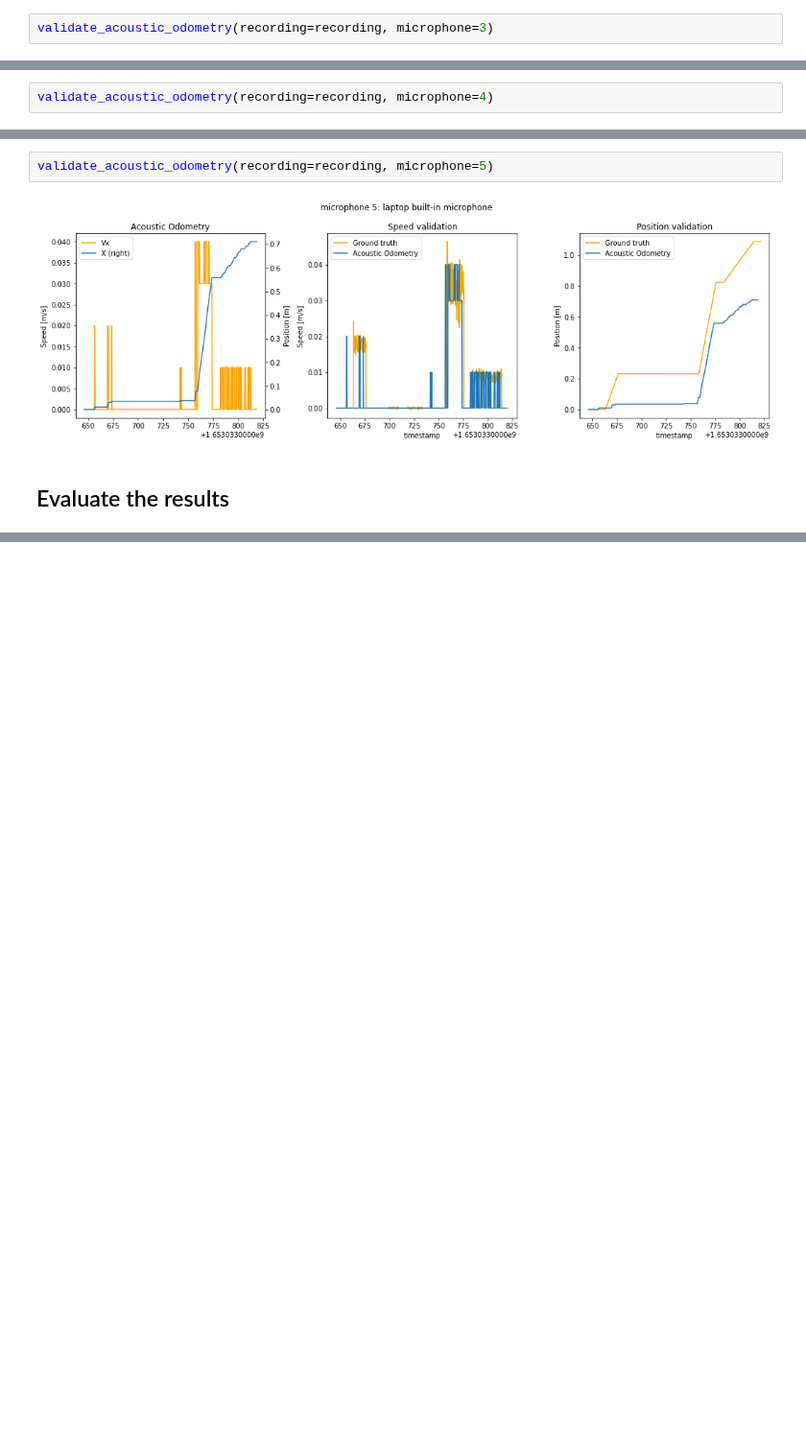
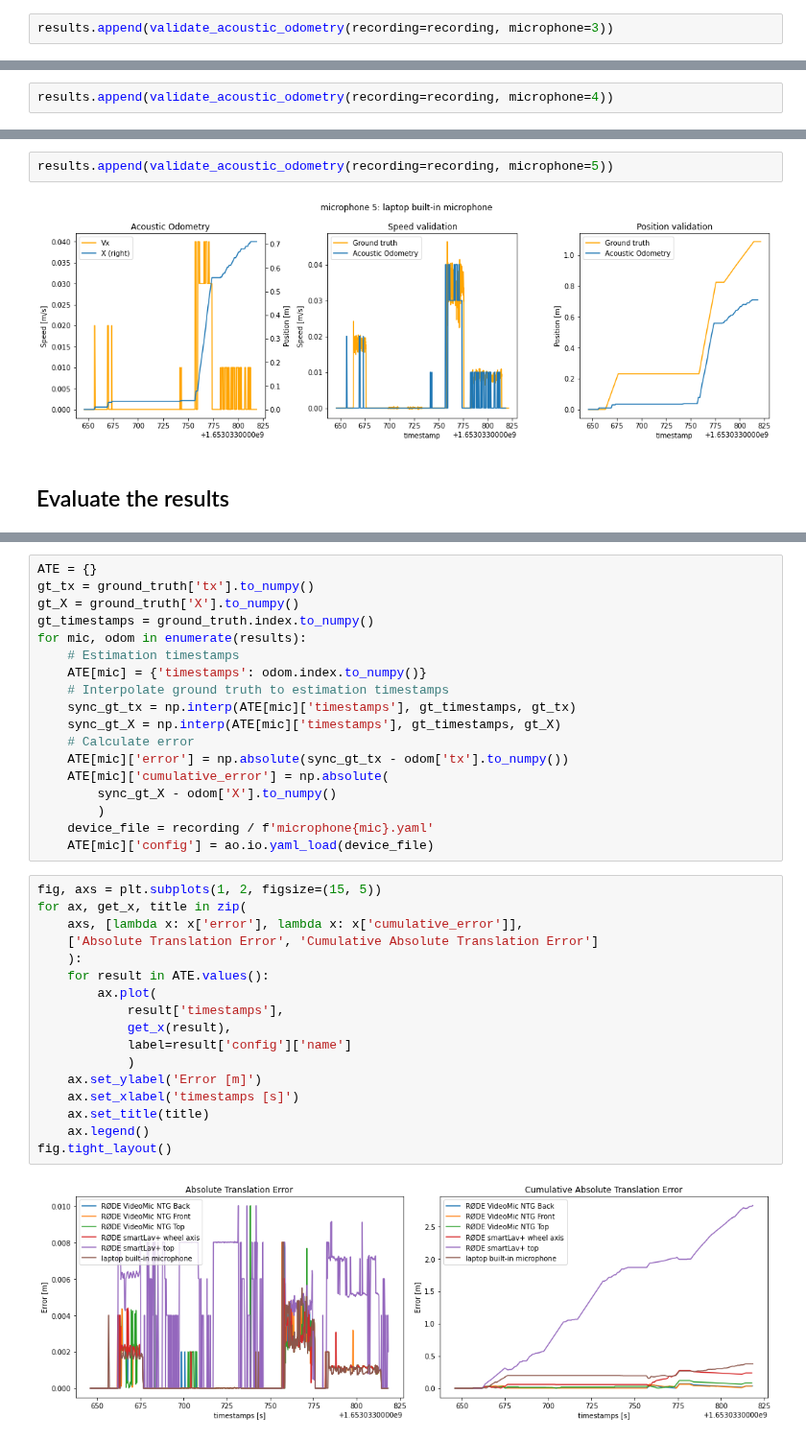
Before and after one commit to AcousticOdometry/AO, a Jupyter notebook: notebooks/odometry.ipynb, the cells around one changed output, grey strips where cells are left out. Shown at 96% size. Cells and saved outputs as stored; diff of their text form; blank space fills up the shorter version.

Commit message:
Calculated ATE

```diff
--- a/notebooks/odometry.ipynb
+++ b/notebooks/odometry.ipynb
@@ -389,15 +387,15 @@ validate_acoustic_odometry(recording=recording, microphone=2)
 # %% [output]
 [figure]
 # %%
-validate_acoustic_odometry(recording=recording, microphone=3)
+results.append(validate_acoustic_odometry(recording=recording, microphone=3))
 # %% [output]
 [figure]
 # %%
-validate_acoustic_odometry(recording=recording, microphone=4)
+results.append(validate_acoustic_odometry(recording=recording, microphone=4))
 # %% [output]
 [figure]
 # %%
-validate_acoustic_odometry(recording=recording, microphone=5)
+results.append(validate_acoustic_odometry(recording=recording, microphone=5))
 # %% [output]
 [figure]
 # %% [markdown]
@@ -516,0 +439,37 @@ plot.error_array(
+# %%
+ATE = {}
+gt_tx = ground_truth['tx'].to_numpy()
+gt_X = ground_truth['X'].to_numpy()
+gt_timestamps = ground_truth.index.to_numpy()
+for mic, odom in enumerate(results):
+    # Estimation timestamps
+    ATE[mic] = {'timestamps': odom.index.to_numpy()}
+    # Interpolate ground truth to estimation timestamps
+    sync_gt_tx = np.interp(ATE[mic]['timestamps'], gt_timestamps, gt_tx)
+    sync_gt_X = np.interp(ATE[mic]['timestamps'], gt_timestamps, gt_X)
+    # Calculate error
+    ATE[mic]['error'] = np.absolute(sync_gt_tx - odom['tx'].to_numpy())
+    ATE[mic]['cumulative_error'] = np.absolute(
+        sync_gt_X - odom['X'].to_numpy()
+        )
+    device_file = recording / f'microphone{mic}.yaml'
+    ATE[mic]['config'] = ao.io.yaml_load(device_file)
+# %%
+fig, axs = plt.subplots(1, 2, figsize=(15, 5))
+for ax, get_x, title in zip(
+    axs, [lambda x: x['error'], lambda x: x['cumulative_error']],
+    ['Absolute Translation Error', 'Cumulative Absolute Translation Error']
+    ):
+    for result in ATE.values():
+        ax.plot(
+            result['timestamps'],
+            get_x(result),
+            label=result['config']['name']
+            )
+    ax.set_ylabel('Error [m]')
+    ax.set_xlabel('timestamps [s]')
+    ax.set_title(title)
+    ax.legend()
+fig.tight_layout()
+# %% [output]
+[figure, added]
```
Also changed, not shown: parts of 18 cells of this notebook.
